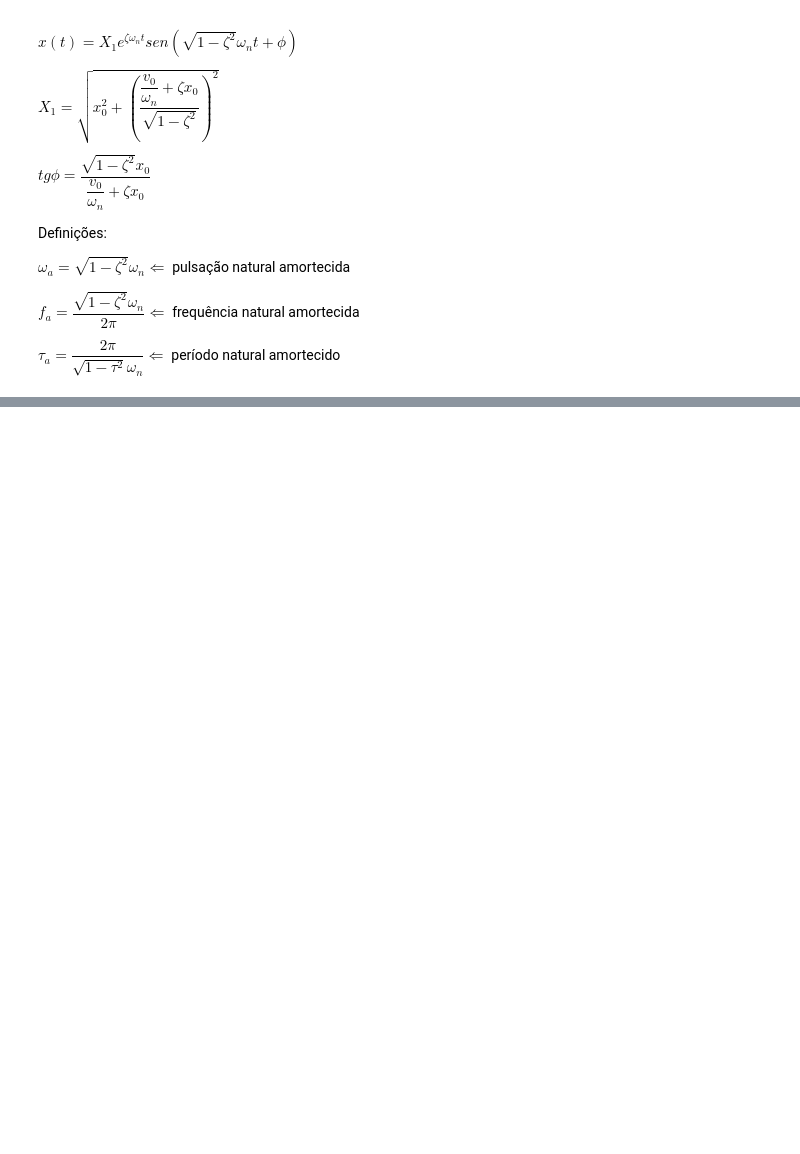
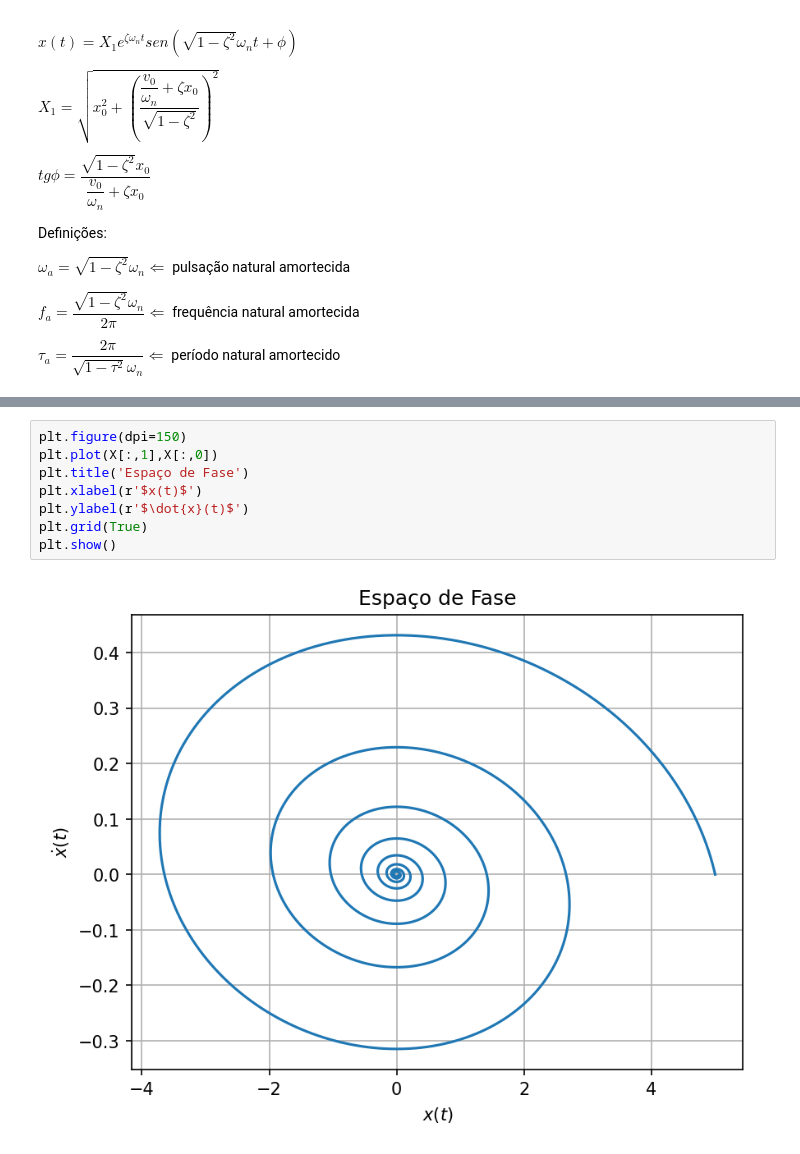
Before and after one commit to Pi-vi/Aulas_vibracoes, a Jupyter notebook: Vibs2.ipynb, the cells around one changed output, grey strips where cells are left out. Saved outputs shown, nothing was run; the diff lists cells and outputs as text; blank space fills up the shorter version.

```diff
--- a/Vibs2.ipynb
+++ b/Vibs2.ipynb
@@ -560,0 +813,10 @@ $\tau_a = \dfrac{2 \pi}{\sqrt{1 - \tau^2}\omega_n} \Leftarrow$ período natural
+# %%
+plt.figure(dpi=150)
+plt.plot(X[:,1],X[:,0])
+plt.title('Espaço de Fase')
+plt.xlabel(r'$x(t)$')
+plt.ylabel(r'$\dot{x}(t)$')
+plt.grid(True)
+plt.show()
+# %% [output]
+[figure, added]
```
Also changed, not shown: parts of 28 cells of this notebook.
